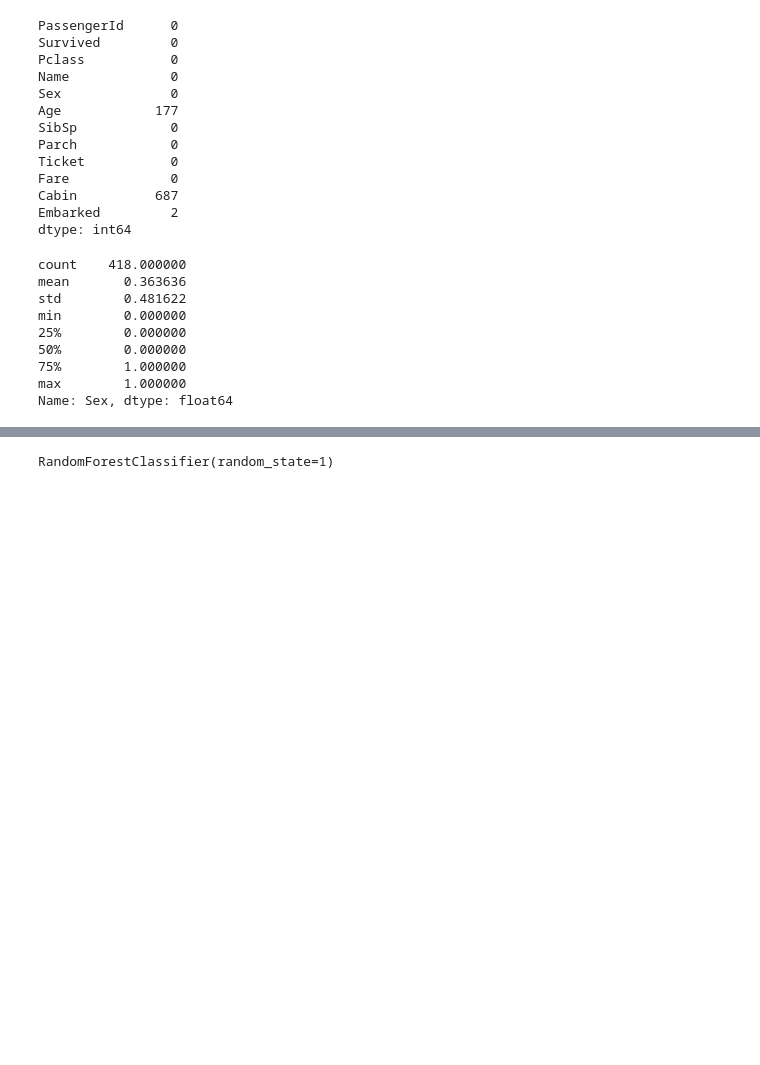
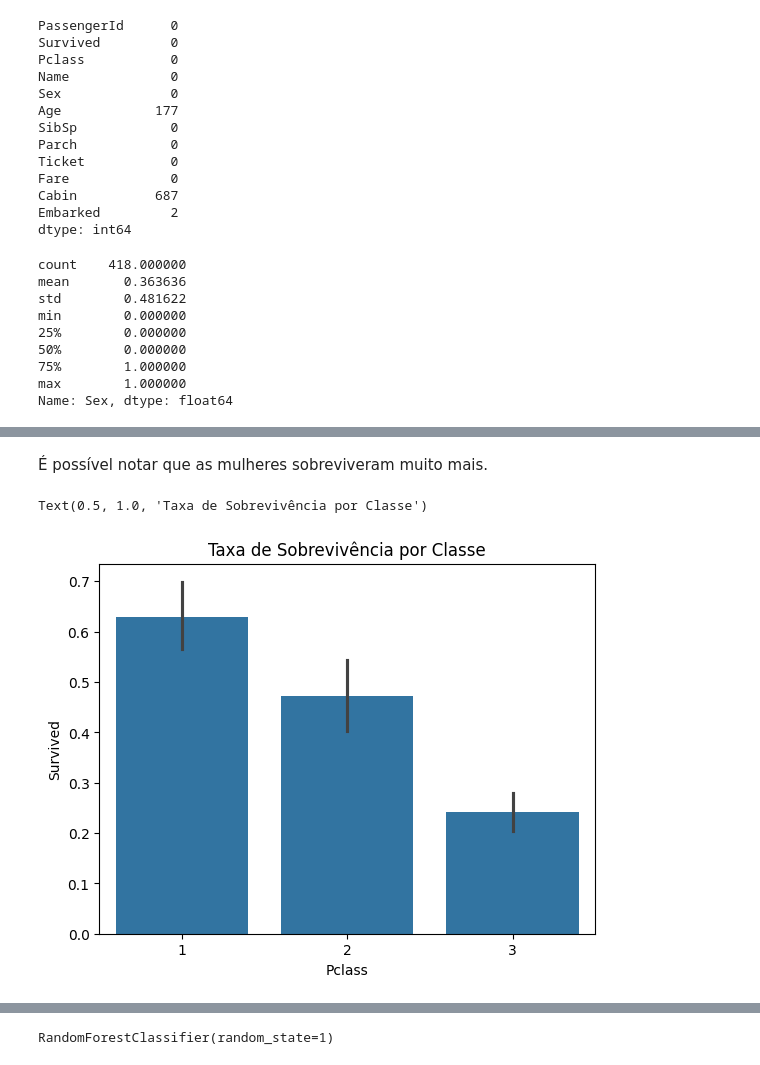
Before and after one commit to Fernnandagomes/KaggleTitanic, a Jupyter notebook: titanic.ipynb, the cells around one changed output, grey strips where cells are left out. Drawn from its saved outputs; the diff is of its cells as text; code cells hidden in the pictures; blank space fills up the shorter version.

```diff
--- a/titanic.ipynb
+++ b/titanic.ipynb
@@ -112,0 +122,8 @@ Name: Sex, dtype: float64
+# %% [markdown]
+É possível notar que as mulheres sobreviveram muito mais.
+# %%
+sns.barplot(x='Pclass', y='Survived', data=train)
+plt.title('Taxa de Sobrevivência por Classe')
+# %% [output]
+Text(0.5, 1.0, 'Taxa de Sobrevivência por Classe')
+[figure, added]
```
Also changed, not shown: parts of 10 cells of this notebook, 1 other file.
